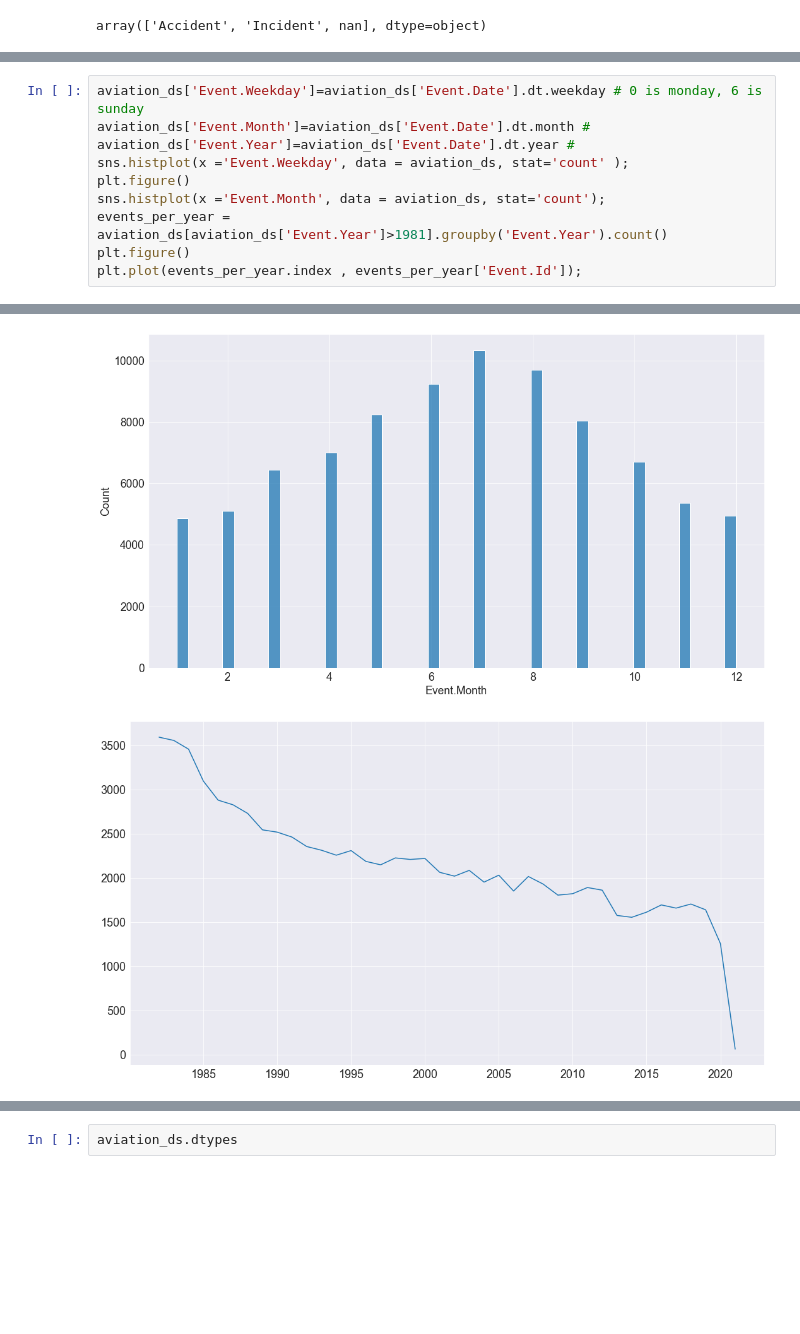
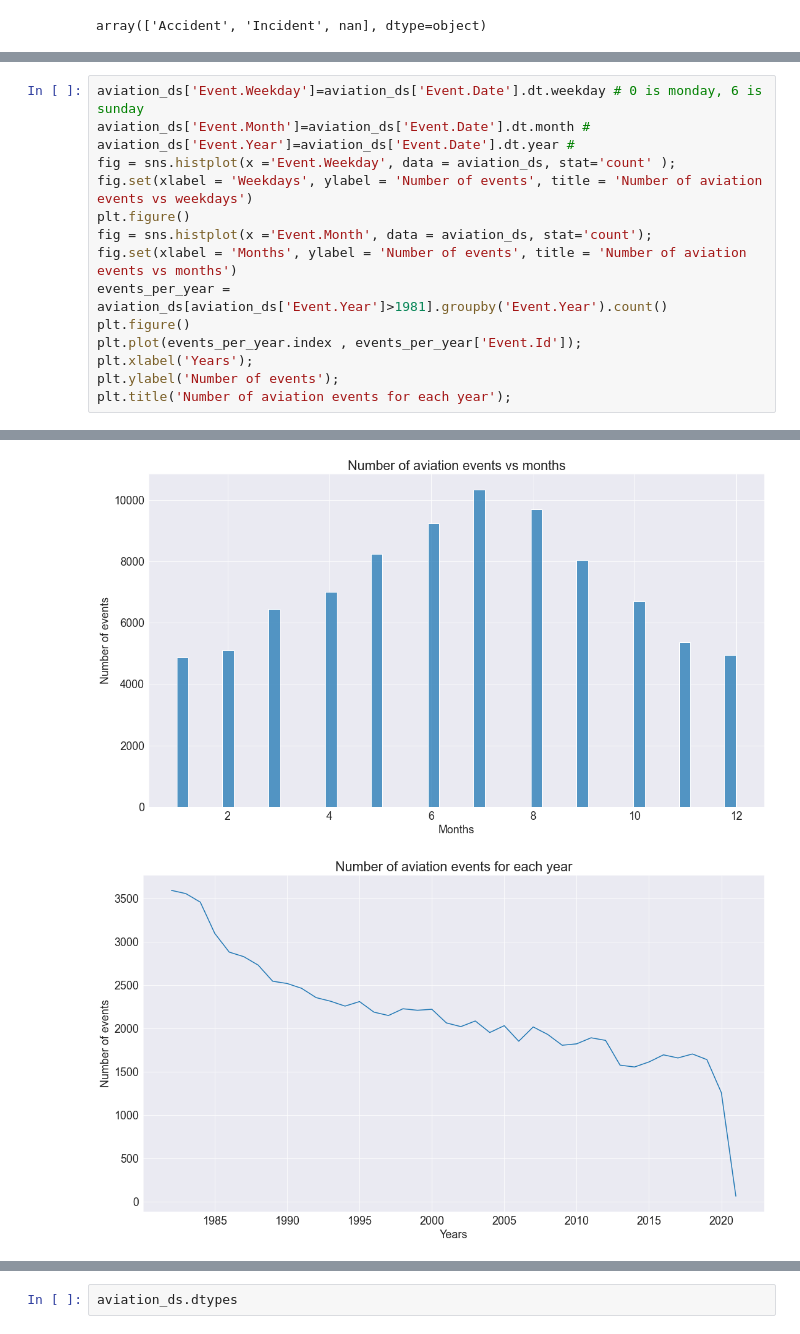
Before and after one commit to zaitrik/aviation_stats, a Jupyter notebook: aviation_stats.ipynb, the cells around one changed output, grey strips where cells are left out. Drawn from its saved outputs; the diff is of its cells as text; blank space fills up the shorter version.

```diff
--- a/aviation_stats.ipynb
+++ b/aviation_stats.ipynb
@@ -78,10 +84,15 @@ The first recorded event happened on 1948, so more than 73 years ago. Let's chec
 aviation_ds['Event.Weekday']=aviation_ds['Event.Date'].dt.weekday # 0 is monday, 6 is sunday
 aviation_ds['Event.Month']=aviation_ds['Event.Date'].dt.month #
 aviation_ds['Event.Year']=aviation_ds['Event.Date'].dt.year #
-sns.histplot(x ='Event.Weekday', data = aviation_ds, stat='count' );
+fig = sns.histplot(x ='Event.Weekday', data = aviation_ds, stat='count' );
+fig.set(xlabel = 'Weekdays', ylabel = 'Number of events', title = 'Number of aviation events vs weekdays')
 plt.figure()
-sns.histplot(x ='Event.Month', data = aviation_ds, stat='count');
+fig = sns.histplot(x ='Event.Month', data = aviation_ds, stat='count');
+fig.set(xlabel = 'Months', ylabel = 'Number of events', title = 'Number of aviation events vs months')
 events_per_year =  aviation_ds[aviation_ds['Event.Year']>1981].groupby('Event.Year').count()
 plt.figure()
 plt.plot(events_per_year.index , events_per_year['Event.Id']);
+plt.xlabel('Years');
+plt.ylabel('Number of events');
+plt.title('Number of aviation events for each year');
 # %% [output]
@@ -89,3 +100,3 @@ plt.plot(events_per_year.index , events_per_year['Event.Id']);
-[figure, old version]
+[figure, new version]
-[figure, old version]
+[figure, new version]
 # %% [markdown]
```
Also changed, not shown: parts of 38 cells of this notebook.
